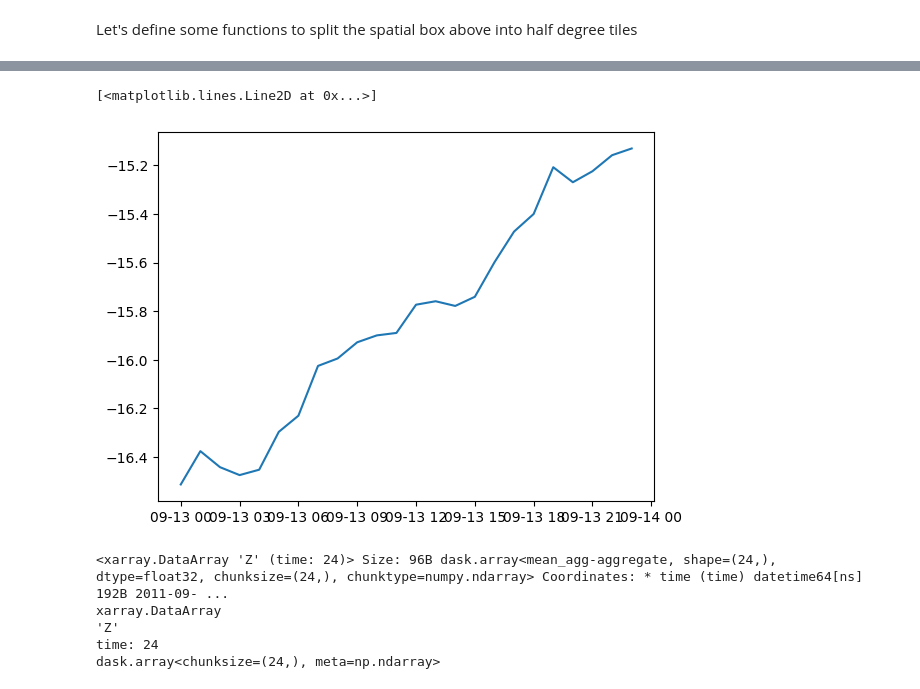
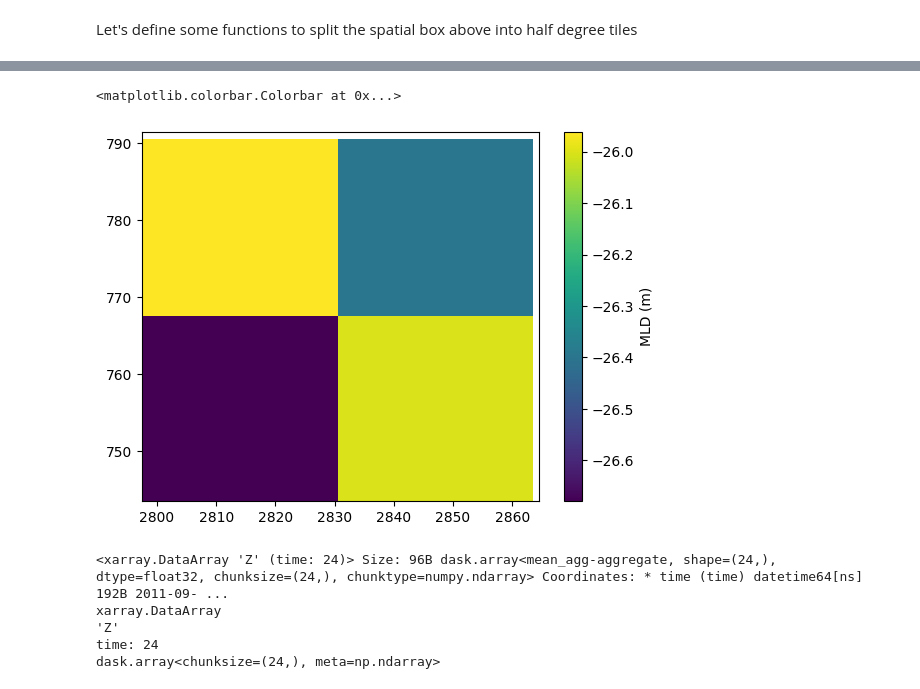
Before and after one commit to GHOpenonic/LLC_ocean_emulator, a Jupyter notebook: high_res_diagnostics/MLD/MLD_grid_testing.ipynb, the cells around one changed output, grey strips where cells are left out. Drawn from its saved outputs; the diff is of its cells as text; code cells hidden in the pictures.

```diff
--- a/high_res_diagnostics/MLD/MLD_grid_testing.ipynb
+++ b/high_res_diagnostics/MLD/MLD_grid_testing.ipynb
@@ -367,10 +312,11 @@ rho0 = 1025 #kg/m^3
 
 # potential density anomaly
 # with the reference pressure of 0 dbar and ρ0 = 1000 kg m−3
-sigma0 = jmd95numba.rho(llc_box_sub.Salt, llc_box_sub.Theta,0) - rho0
+sigma0 = jmd95numba.rho(llc_tiles.Salt, llc_tiles.Theta,0) - rho0
 
 # sigma0 at 10m depth for reference, no broadcasting
 sigma0_10m = sigma0.isel(k=6)
 delta_sigma = sigma0 - sigma0_10m
 
-MLD_pixels = llc_box_sub.Z.broadcast_like(sigma0).where(delta_sigma<=0.03).min(dim="k",skipna=True)
+MLD_pixels = llc_tiles.Z.broadcast_like(sigma0).where(delta_sigma<=0.03).min(dim="k",skipna=True)
+llc_tiles['MLD'] = MLD_pixels
@@ -380,8 +323,29 @@ MLD = MLD_pixels.mean(dim=['i','j'])
-# %%
-plt.plot(MLD.time, MLD.values)
-# %% [output]
-[<matplotlib.lines.Line2D at 0x...>]
-[figure, removed]
+# %%
+# divide into tiles, weight by surface areas
+area = llc_tiles['rA']
+
+MLD_tile = (
+    (llc_tiles.MLD * area)
+    .groupby("tile")
+    .sum()
+    / area.groupby("tile").sum())
+
+# take monthly means
+MLD_tile_month = MLD_tile.coarsen(time=30*24, boundary="trim").mean()
+# %%
+MLD_map = MLD_tile_month.isel(time=0).sel(tile=llc_tiles.tile, drop=False)
+# %%
+plt.pcolormesh(
+    MLD_map.i,
+    MLD_map.j,
+    MLD_map,
+    shading="nearest",
+    cmap = 'magma'
+)
+plt.colorbar(label="MLD (m)")
+# %% [output]
+<matplotlib.colorbar.Colorbar at 0x...>
+[figure, added]
 # %%
 loc = 'Kuroshio'
 lat_center = 39
```
Also changed, not shown: parts of 11 cells of this notebook, 8 other files.
